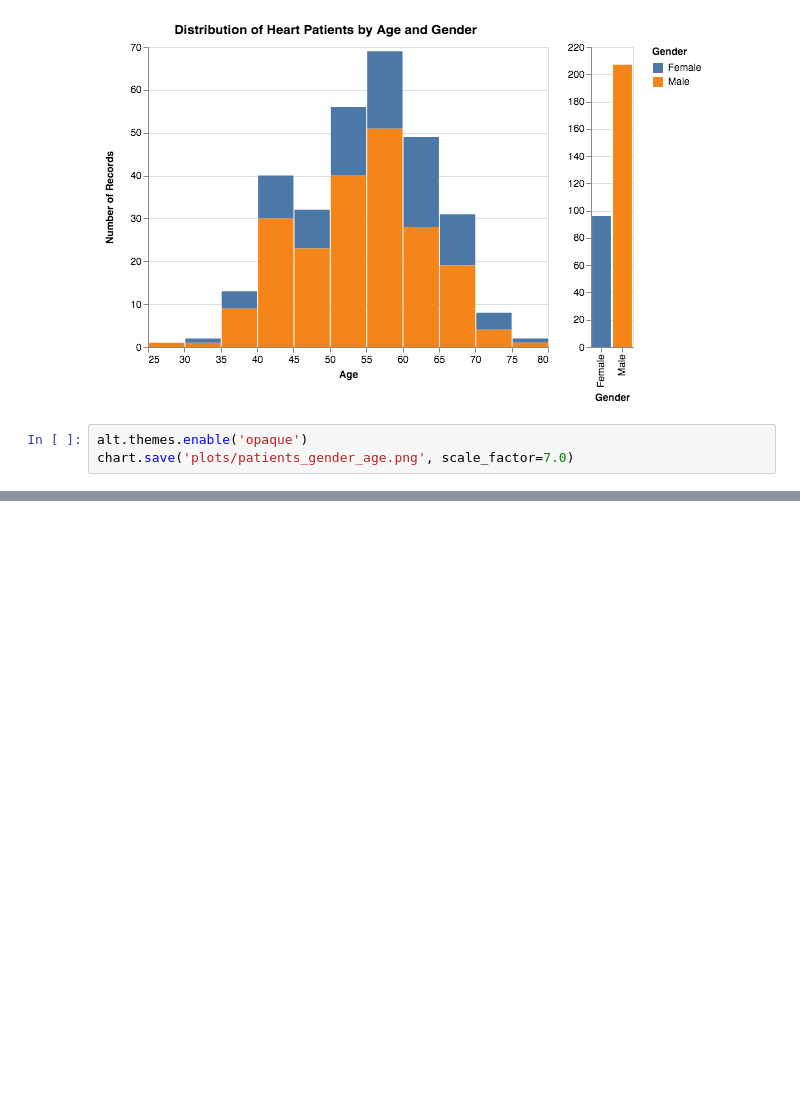
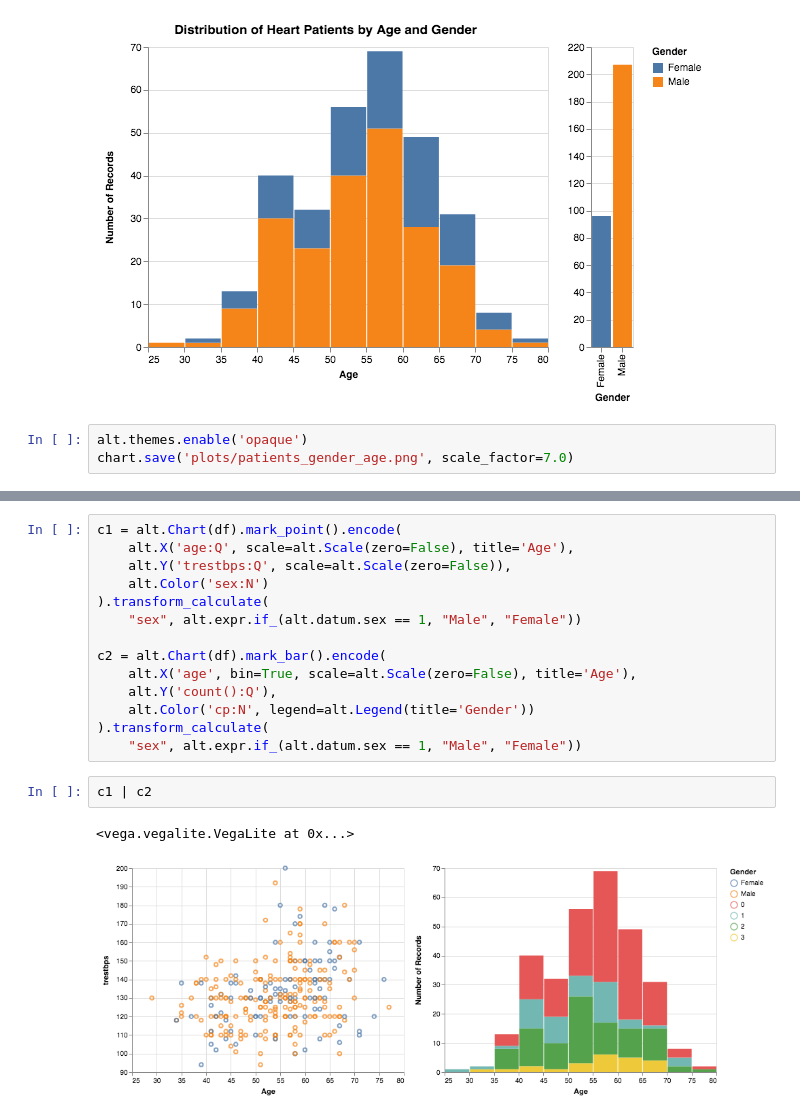
Before and after one commit to sarthakbatragatech/MedicalViz, a Jupyter notebook: HeartDisease.ipynb, the cells around one changed output, grey strips where cells are left out. Saved outputs shown, nothing was run; the diff lists cells and outputs as text; blank space fills up the shorter version.

```diff
--- a/HeartDisease.ipynb
+++ b/HeartDisease.ipynb
@@ -60,0 +95,19 @@ chart.save('plots/patients_gender_age.png', scale_factor=7.0)
+# %%
+c1 = alt.Chart(df).mark_point().encode(
+    alt.X('age:Q', scale=alt.Scale(zero=False), title='Age'),
+    alt.Y('trestbps:Q', scale=alt.Scale(zero=False)),
+    alt.Color('sex:N')
+).transform_calculate(
+    "sex", alt.expr.if_(alt.datum.sex == 1, "Male", "Female"))
+
+c2 = alt.Chart(df).mark_bar().encode(
+    alt.X('age', bin=True, scale=alt.Scale(zero=False), title='Age'),
+    alt.Y('count():Q'),
+    alt.Color('cp:N', legend=alt.Legend(title='Gender'))
+).transform_calculate(
+    "sex", alt.expr.if_(alt.datum.sex == 1, "Male", "Female"))
+# %%
+c1 | c2
+# %% [output]
+<vega.vegalite.VegaLite at 0x...>
+[figure, added]
```
Also changed, not shown: parts of 4 cells of this notebook, 2 other files.
